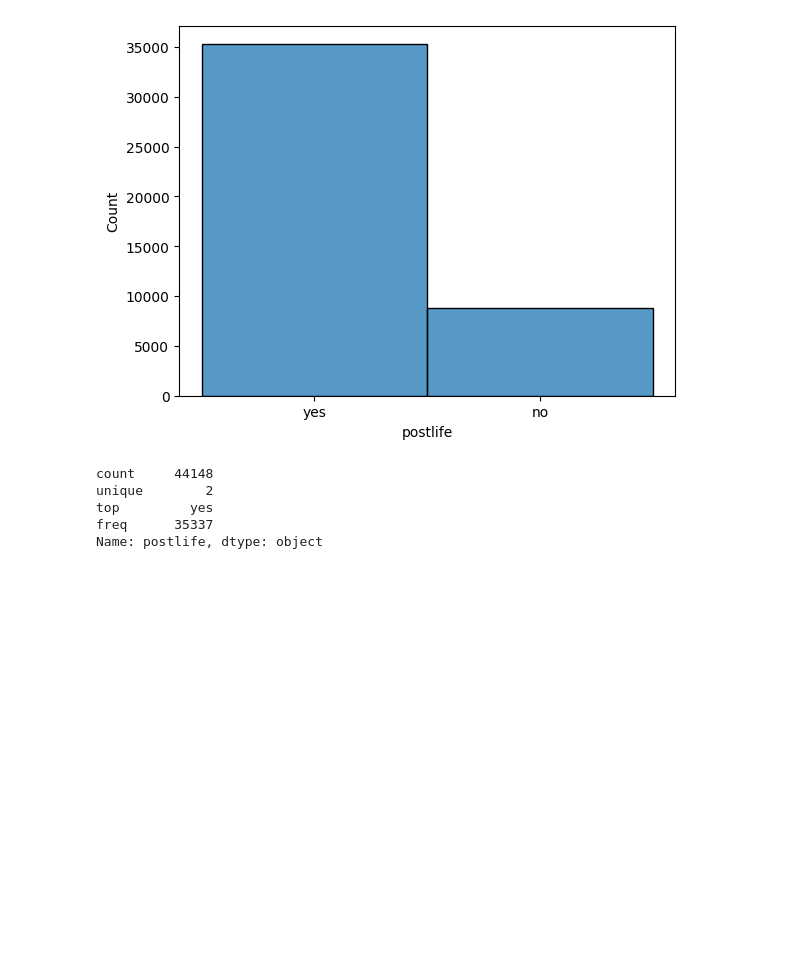
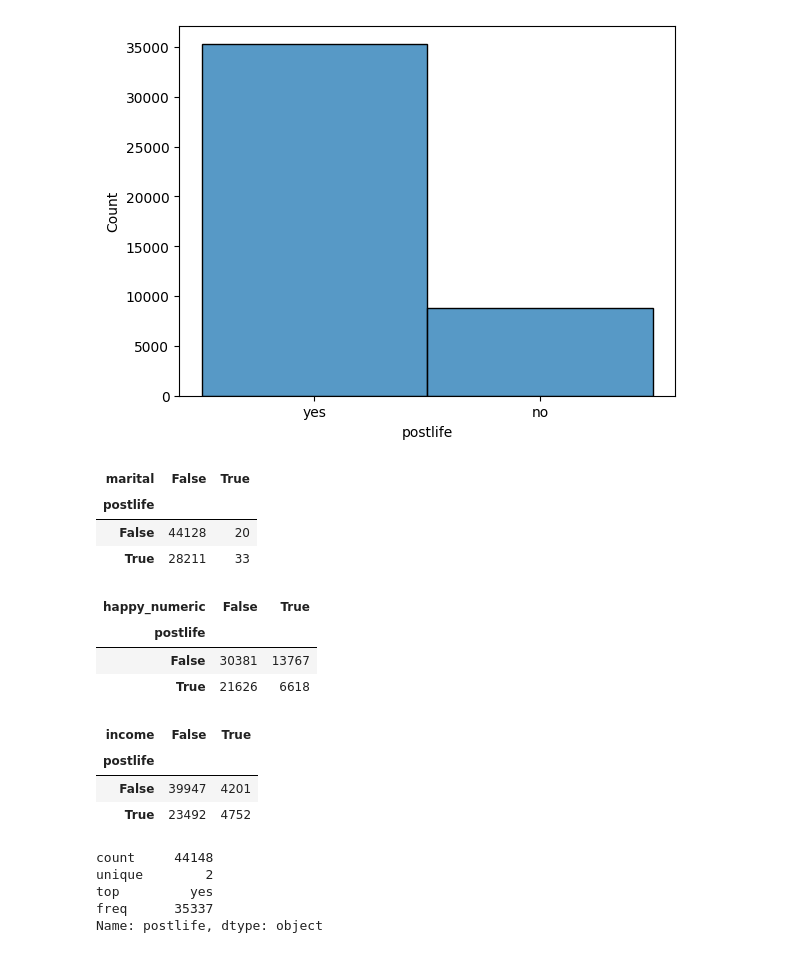
Before and after one commit to annacfisher/project_gss, a Jupyter notebook: group8.ipynb, the cells around one changed output. Cells and saved outputs as stored; diff of their text form; code cells hidden in the pictures; blank space fills up the shorter version.

Commit message:
adding cross tab of null values

```diff
--- a/group8.ipynb
+++ b/group8.ipynb
@@ -332,6 +338,32 @@ sns.histplot(df["postlife"])
 # %% [output]
 <Axes: xlabel='postlife', ylabel='Count'>
 [figure]
+# %%
+# check if null values are grouped in an interesting way
+
+pd.crosstab(df['postlife'].isnull(), df['marital'].isnull())
+# most people responded to the marriage question while fewer responded to postlife
+# %% [output]
+| marital | False | True |
+| postlife |  |  |
+| False | 44128 | 20 |
+| True | 28211 | 33 |
+# %%
+pd.crosstab(df['postlife'].isnull(), df['happy_numeric']==10) #for all happiness levels, more people answered the postlife question than didn't
+#happiness level ==0 has the closest difference between postlife being null vs not null, but unclear if we really care about that
+# %% [output]
+| happy_numeric | False | True |
+| postlife |  |  |
+| False | 30381 | 13767 |
+| True | 21626 | 6618 |
+# %%
+pd.crosstab(df['postlife'].isnull(), df['income'].isnull()) #there isn't some set of the population that doesn't answer the postlife question
+#seems like null answers for postlife are pretty evently distributed across different categories
+# %% [output]
+| income | False | True |
+| postlife |  |  |
+| False | 39947 | 4201 |
+| True | 23492 | 4752 |
 # %%
 df["postlife"].describe()
 # %% [output]
```
Also changed, not shown: parts of 1 cell of this notebook.
